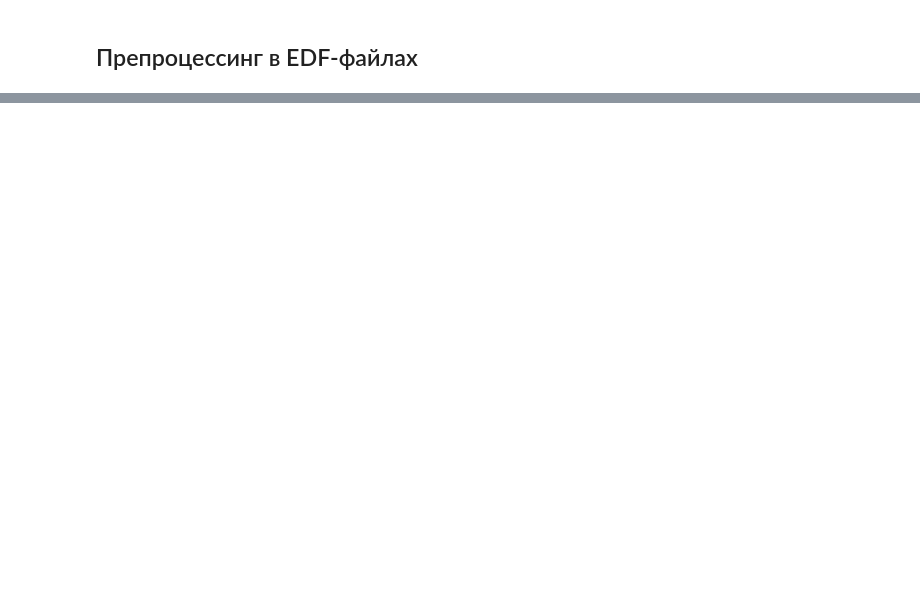
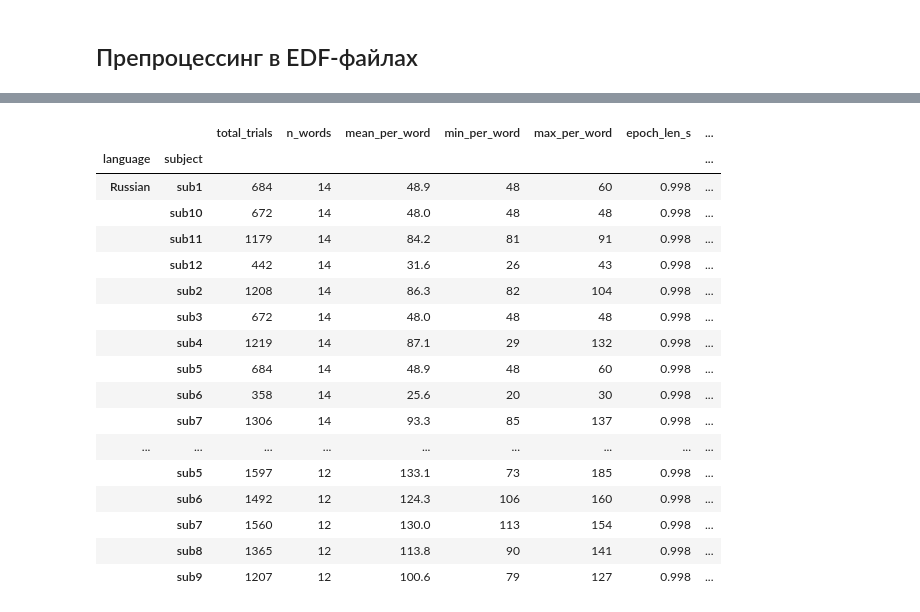
Before and after one commit to AvedikEkiz/inner-speech-bci, a Jupyter notebook: events_info.ipynb, the cells around one changed output, grey strips where cells are left out. Cells and saved outputs as stored; diff of their text form; code cells hidden in the pictures; blank space fills up the shorter version.

```diff
--- a/events_info.ipynb
+++ b/events_info.ipynb
@@ -347,0 +857,83 @@ show_edf_preprocessing('Spanish')
+# %%
+import mne
+import pandas as pd
+import numpy as np
+from pathlib import Path
+
+mne.set_log_level('WARNING')
+
+BASE = Path(r'D:\Inner Speech Dataset\Inner Speech Dataset')
+EXCLUDE = {'GO', 'GZ'}
+
+# Шаг 1: считаем аннотации в EDF по каждому испытуемому
+def count_edf_annotations(language):
+    rows = []
+    for edf in sorted((BASE / language).rglob('*edited.edf')):
+        subject = edf.parent.name
+        raw = mne.io.read_raw_edf(edf, preload=False, verbose=False)
+        n_ann = len(raw.annotations)
+        rows.append({'language': language, 'subject': subject, 'n_edf_annotations': n_ann})
+    return pd.DataFrame(rows)
+
+edf_ru = count_edf_annotations('Russian')
+edf_es = count_edf_annotations('Spanish')
+edf_counts = pd.concat([edf_ru, edf_es], ignore_index=True)
+
+# Нетипичные: аннотаций < 50% от медианы по языку
+for lang, grp in edf_counts.groupby('language'):
+    median_n = grp['n_edf_annotations'].median()
+    edf_counts.loc[grp.index, 'atypical'] = grp['n_edf_annotations'] < median_n * 0.5
+
+# Шаг 2: считаем эпохи из clean-epo.fif
+rows = []
+for language in ('Russian', 'Spanish'):
+    for fif in sorted((BASE / language).rglob('*-clean-epo.fif')):
+        subject = fif.parent.name
+        epochs = mne.read_epochs(fif, preload=False, verbose=False)
+        id2label = {v: k for k, v in epochs.event_id.items()}
+
+        labels = [id2label.get(code, f'unknown_{code}') for code in epochs.events[:, 2]]
+        filtered = [l for l in labels if l not in EXCLUDE]
+        per_word = pd.Series(filtered).value_counts()
+
+        rows.append({
+            'language':      language,
+            'subject':       subject,
+            'total_trials':  len(filtered),
+            'n_words':       len(per_word),
+            'mean_per_word': round(per_word.mean(), 1) if len(per_word) else 0,
+            'min_per_word':  int(per_word.min()) if len(per_word) else 0,
+            'max_per_word':  int(per_word.max()) if len(per_word) else 0,
+            'epoch_len_s':   round(epochs.tmax - epochs.tmin, 3),
+        })
+
+df = pd.DataFrame(rows)
+
+# Шаг 3: присоединяем флаг нетипичности
+df = df.merge(
+    edf_counts[['language', 'subject', 'n_edf_annotations', 'atypical']],
+    on=['language', 'subject'], how='left'
+)
+df['atypical'] = df['atypical'].map({True: '⚠ нетипичный', False: 'норма'})
+df = df.set_index(['language', 'subject'])
+
+display(df)
+# %% [output]
+|  |  | total_trials | n_words | mean_per_word | min_per_word | max_per_word | epoch_len_s | ... |
+| language | subject |  |  |  |  |  |  | ... |
+| Russian | sub1 | 684 | 14 | 48.9 | 48 | 60 | 0.998 | ... |
+|  | sub10 | 672 | 14 | 48.0 | 48 | 48 | 0.998 | ... |
+|  | sub11 | 1179 | 14 | 84.2 | 81 | 91 | 0.998 | ... |
+|  | sub12 | 442 | 14 | 31.6 | 26 | 43 | 0.998 | ... |
+|  | sub2 | 1208 | 14 | 86.3 | 82 | 104 | 0.998 | ... |
+|  | sub3 | 672 | 14 | 48.0 | 48 | 48 | 0.998 | ... |
+|  | sub4 | 1219 | 14 | 87.1 | 29 | 132 | 0.998 | ... |
+|  | sub5 | 684 | 14 | 48.9 | 48 | 60 | 0.998 | ... |
+|  | sub6 | 358 | 14 | 25.6 | 20 | 30 | 0.998 | ... |
+|  | sub7 | 1306 | 14 | 93.3 | 85 | 137 | 0.998 | ... |
+| ... | ... | ... | ... | ... | ... | ... | ... | ... |
+|  | sub5 | 1597 | 12 | 133.1 | 73 | 185 | 0.998 | ... |
+|  | sub6 | 1492 | 12 | 124.3 | 106 | 160 | 0.998 | ... |
+|  | sub7 | 1560 | 12 | 130.0 | 113 | 154 | 0.998 | ... |
+|  | sub8 | 1365 | 12 | 113.8 | 90 | 141 | 0.998 | ... |
+|  | sub9 | 1207 | 12 | 100.6 | 79 | 127 | 0.998 | ... |
```
Also changed, not shown: parts of 21 cells of this notebook, 5 other files.
